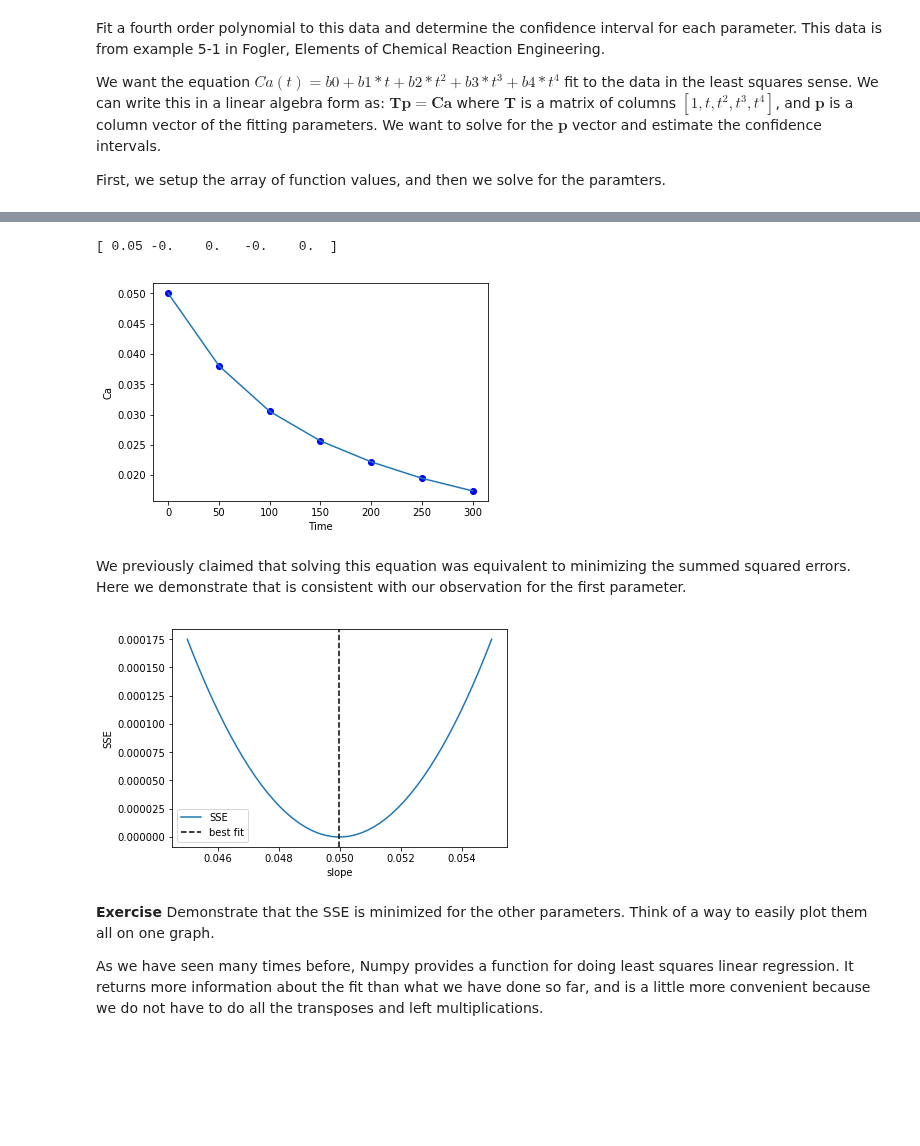
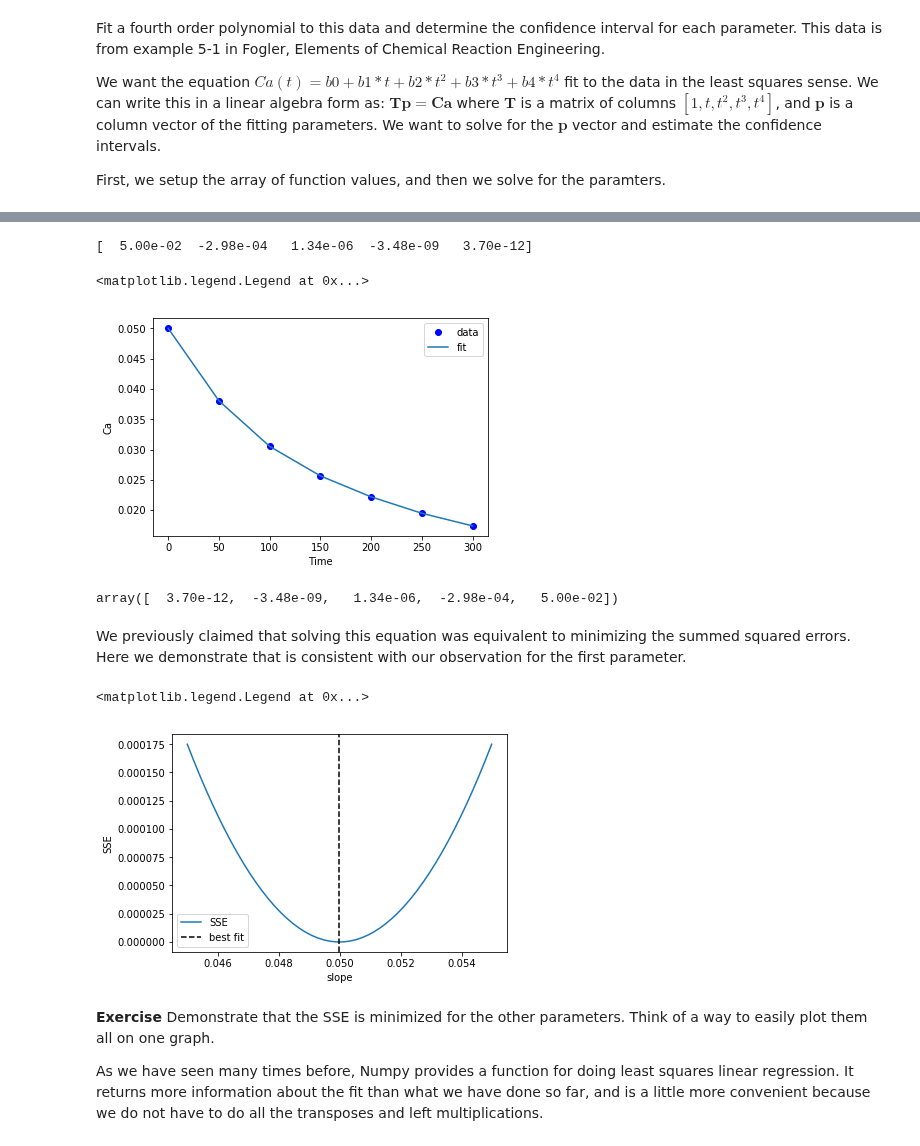
Before and after one commit to jkitchin/f18-06623, a Jupyter notebook: lectures/18-linear-regression.ipynb, the cells around one changed output, grey strips where cells are left out. Drawn from its saved outputs; the diff is of its cells as text; code cells hidden in the pictures; blank space fills up the shorter version.

```diff
--- a/lectures/18-linear-regression.ipynb
+++ b/lectures/18-linear-regression.ipynb
@@ -48,20 +60,27 @@ First, we setup the array of function values, and then we solve for the paramter
 # %%
-X = np.column_stack([time**0, time, time**2, time**3, time**4])
-
 a = np.linalg.solve(X.T @ X, X.T @ Ca)
 print(a)
+
+%matplotlib inline
+import matplotlib.pyplot as plt
 plt.plot(time, Ca, 'bo', time, X @ a)
 plt.xlabel('Time')
 plt.ylabel('Ca')
+plt.legend(['data', 'fit'])
 # %% [output]
-[ 0.05 -0.    0.   -0.    0.  ]
+[  5.00e-02  -2.98e-04   1.34e-06  -3.48e-09   3.70e-12]
+<matplotlib.legend.Legend at 0x...>
-[figure, old version]
+[figure, new version]
+# %%
+np.polyfit(time, Ca, 4)
+# %% [output]
+array([  3.70e-12,  -3.48e-09,   1.34e-06,  -2.98e-04,   5.00e-02])
 # %% [markdown]
 We previously claimed that solving this equation was equivalent to minimizing the summed squared errors. Here we demonstrate that is consistent with our observation for the first parameter.
 # %%
 P = np.linspace(0.9 * a[0], 1.1 * a[0])
 
-errs = [np.sum(np.square(X @ [p, *a[1:]] - Ca)) for p in P]
+errs = [np.sum(np.square(X @ [p, a[1], a[2], a[3], a[4]] - Ca)) for p in P]
 
 plt.plot(P, errs)
 plt.axvline(a[0], color='k', linestyle='--')
@@ -69,6 +88,7 @@ plt.xlabel('slope')
 plt.ylabel('SSE')
 plt.legend(['SSE', 'best fit'])
 # %% [output]
+<matplotlib.legend.Legend at 0x...>
 [figure]
 # %% [markdown]
 **Exercise** Demonstrate that the SSE is minimized for the other parameters. Think of a way to easily plot them all on one graph.
```
Also changed, not shown: parts of 12 cells of this notebook, 2 other files.
